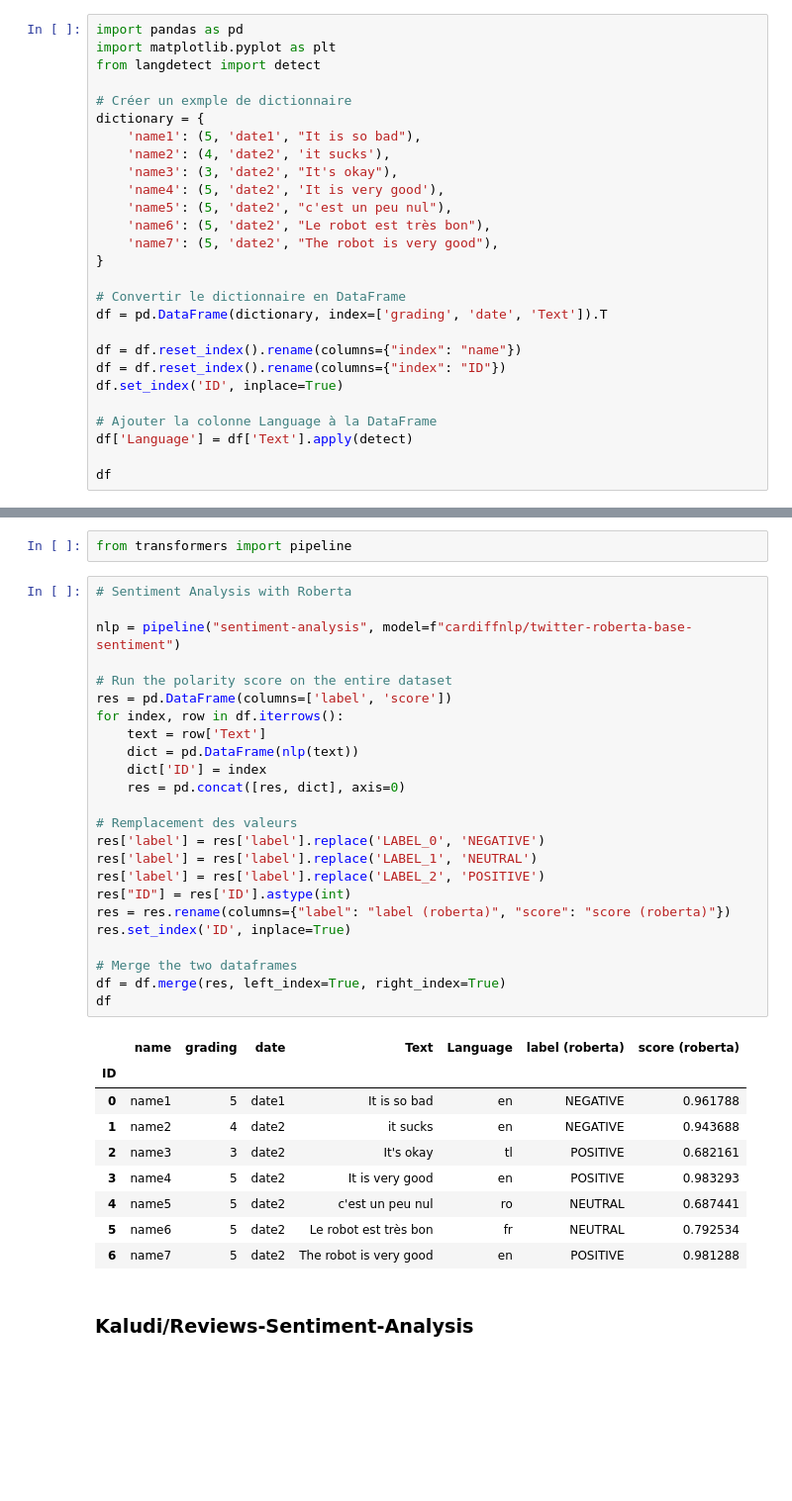
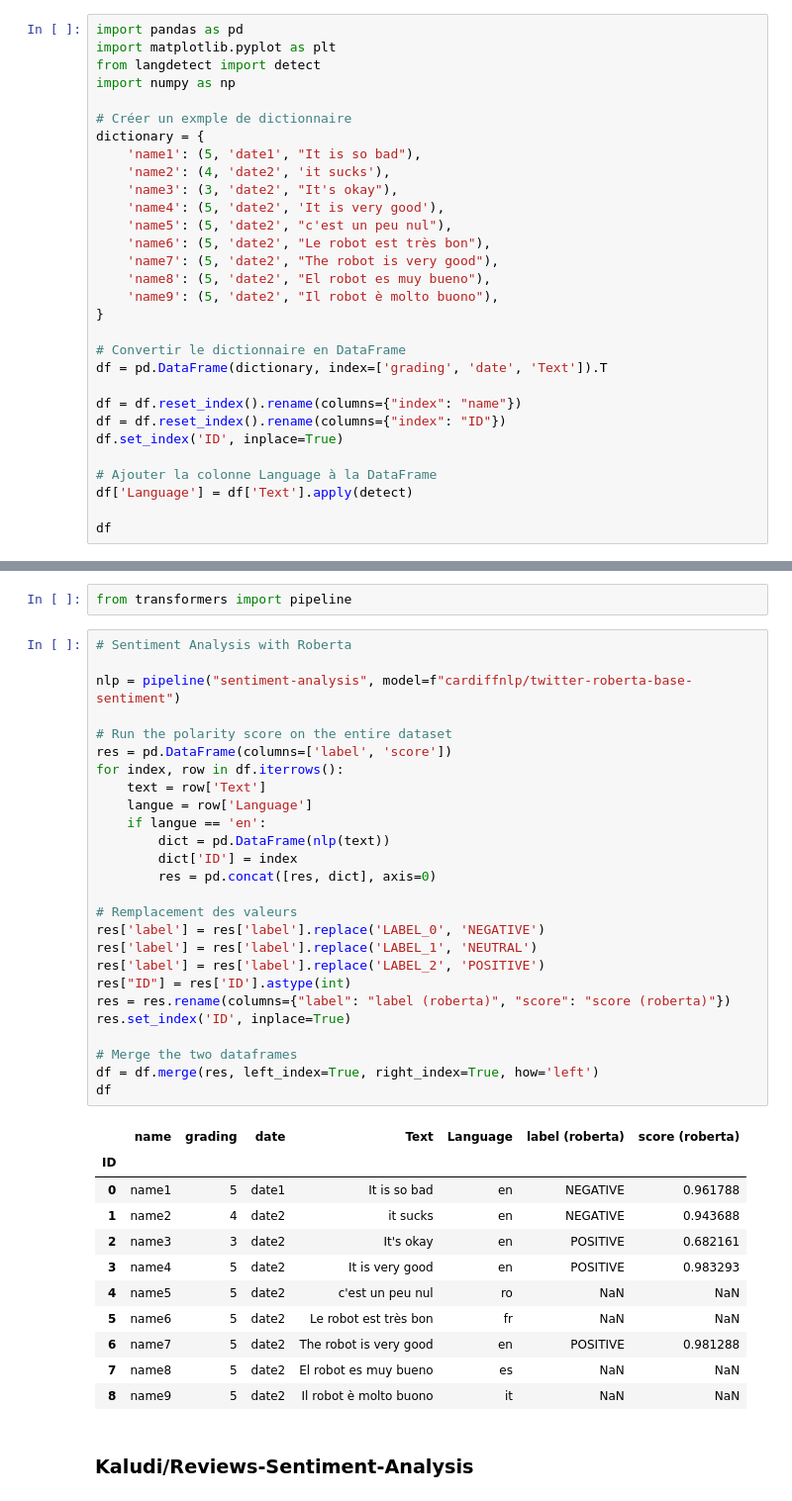
Before and after one commit to ScanVerdict/ScanVerdict-ML, a Jupyter notebook: Sentiment_analysis.ipynb, the cells around one changed output, grey strips where cells are left out. Shown at 99% size. Cells and saved outputs as stored; diff of their text form; blank space fills up the shorter version.

```diff
--- a/Sentiment_analysis.ipynb
+++ b/Sentiment_analysis.ipynb
@@ -2,6 +2,7 @@
 import pandas as pd
 import matplotlib.pyplot as plt
 from langdetect import detect
+import numpy as np
 
 # Créer un exmple de dictionnaire
 dictionary = {
@@ -12,6 +13,8 @@ dictionary = {
     'name5': (5, 'date2', "c'est un peu nul"),
     'name6': (5, 'date2', "Le robot est très bon"),
     'name7': (5, 'date2', "The robot is very good"),
+    'name8': (5, 'date2', "El robot es muy bueno"),
+    'name9': (5, 'date2', "Il robot è molto buono"),
 }
 
 # Convertir le dictionnaire en DataFrame
@@ -55,37 +60,41 @@ from transformers import pipeline
 # %%
 # Sentiment Analysis with Roberta
 
 nlp = pipeline("sentiment-analysis", model=f"cardiffnlp/twitter-roberta-base-sentiment")
 
 # Run the polarity score on the entire dataset
 res = pd.DataFrame(columns=['label', 'score'])
 for index, row in df.iterrows():
     text = row['Text']
-    dict = pd.DataFrame(nlp(text))
-    dict['ID'] = index
-    res = pd.concat([res, dict], axis=0)
+    langue = row['Language']
+    if langue == 'en':
+        dict = pd.DataFrame(nlp(text))
+        dict['ID'] = index
+        res = pd.concat([res, dict], axis=0)
 
 # Remplacement des valeurs
 res['label'] = res['label'].replace('LABEL_0', 'NEGATIVE')
 res['label'] = res['label'].replace('LABEL_1', 'NEUTRAL')
 res['label'] = res['label'].replace('LABEL_2', 'POSITIVE')
 res["ID"] = res['ID'].astype(int)
 res = res.rename(columns={"label": "label (roberta)", "score": "score (roberta)"})
 res.set_index('ID', inplace=True)
 
 # Merge the two dataframes
-df = df.merge(res, left_index=True, right_index=True)
+df = df.merge(res, left_index=True, right_index=True, how='left')
 df
 # %% [output]
 |  | name | grading | date | Text | Language | label (roberta) | score (roberta) |
 | ID |  |  |  |  |  |  |  |
 | 0 | name1 | 5 | date1 | It is so bad | en | NEGATIVE | 0.961788 |
 | 1 | name2 | 4 | date2 | it sucks | en | NEGATIVE | 0.943688 |
-| 2 | name3 | 3 | date2 | It's okay | tl | POSITIVE | 0.682161 |
+| 2 | name3 | 3 | date2 | It's okay | en | POSITIVE | 0.682161 |
 | 3 | name4 | 5 | date2 | It is very good | en | POSITIVE | 0.983293 |
-| 4 | name5 | 5 | date2 | c'est un peu nul | ro | NEUTRAL | 0.687441 |
-| 5 | name6 | 5 | date2 | Le robot est très bon | fr | NEUTRAL | 0.792534 |
+| 4 | name5 | 5 | date2 | c'est un peu nul | ro | NaN | NaN |
+| 5 | name6 | 5 | date2 | Le robot est très bon | fr | NaN | NaN |
 | 6 | name7 | 5 | date2 | The robot is very good | en | POSITIVE | 0.981288 |
+| 7 | name8 | 5 | date2 | El robot es muy bueno | es | NaN | NaN |
+| 8 | name9 | 5 | date2 | Il robot è molto buono | it | NaN | NaN |
 # %% [markdown]
 ### Kaludi/Reviews-Sentiment-Analysis
 # %%
```
Also changed, not shown: parts of 4 cells of this notebook, 1 other file.
